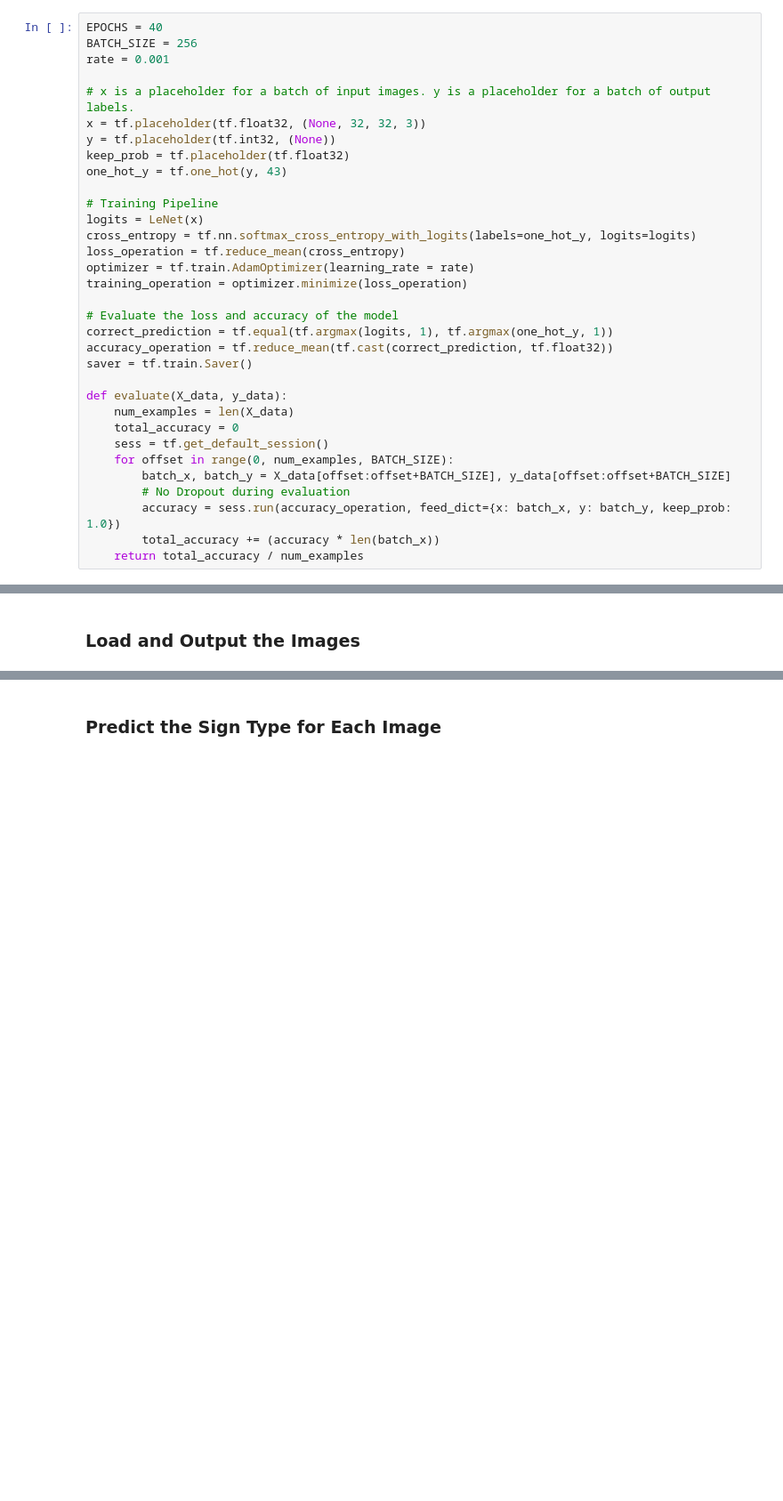
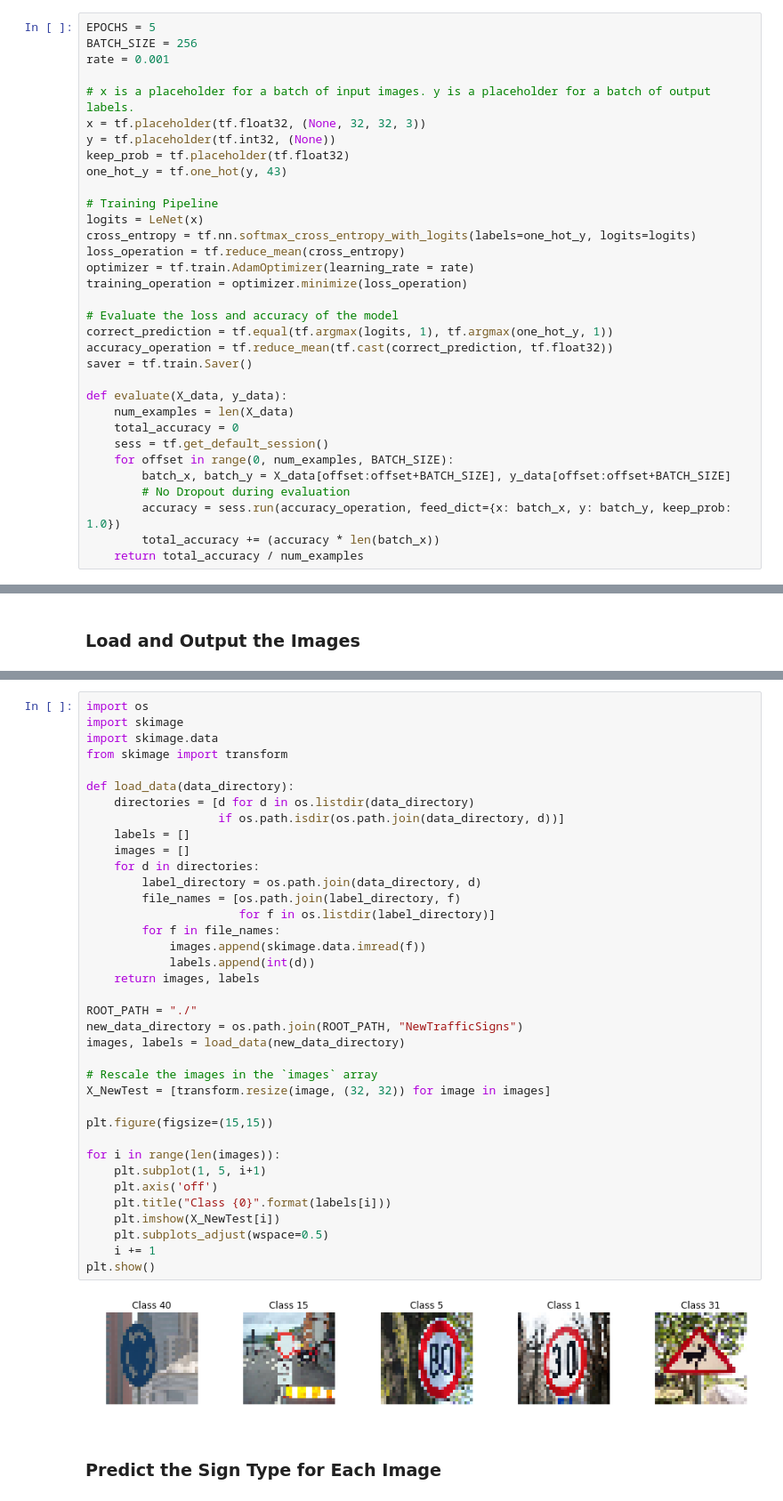
Before and after one commit to patdring/CarND-Term1-Traffic-Sign-Classifier-Project, a Jupyter notebook: Traffic_Sign_Classifier.ipynb, the cells around one changed output, grey strips where cells are left out. Shown at 89% size. Cells and saved outputs as stored; diff of their text form; blank space fills up the shorter version.

Commit message:
Started work at Step 3: Test a Model on New Images. Loading new images, plot them, ...

```diff
--- a/Traffic_Sign_Classifier.ipynb
+++ b/Traffic_Sign_Classifier.ipynb
@@ -223,7 +223,7 @@ def LeNet(x):
 A validation set can be used to assess how well the model is performing. A low accuracy on the training and validation
 sets imply underfitting. A high accuracy on the training set but low accuracy on the validation set implies overfitting.
 # %%
-EPOCHS = 40
+EPOCHS = 5
 BATCH_SIZE = 256
 rate = 0.001
 
@@ -322,3 +320,42 @@ You may find `signnames.csv` useful as it contains mappings from the class id (i
+# %%
+import os
+import skimage
+import skimage.data
+from skimage import transform
+
+def load_data(data_directory):
+    directories = [d for d in os.listdir(data_directory)
+                   if os.path.isdir(os.path.join(data_directory, d))]
+    labels = []
+    images = []
+    for d in directories:
+        label_directory = os.path.join(data_directory, d)
+        file_names = [os.path.join(label_directory, f)
+                      for f in os.listdir(label_directory)]
+        for f in file_names:
+            images.append(skimage.data.imread(f))
+            labels.append(int(d))
+    return images, labels
+
+ROOT_PATH = "./"
+new_data_directory = os.path.join(ROOT_PATH, "NewTrafficSigns")
+images, labels = load_data(new_data_directory)
+
+# Rescale the images in the `images` array
+X_NewTest = [transform.resize(image, (32, 32)) for image in images]
+
+plt.figure(figsize=(15,15))
+
+for i in range(len(images)):
+    plt.subplot(1, 5, i+1)
+    plt.axis('off')
+    plt.title("Class {0}".format(labels[i]))
+    plt.imshow(X_NewTest[i])
+    plt.subplots_adjust(wspace=0.5)
+    i += 1
+plt.show()
+# %% [output]
+[figure, added]
 # %% [markdown]
 ### Predict the Sign Type for Each Image
 # %%
```
Also changed, not shown: parts of 4 cells of this notebook, 8 other files.
